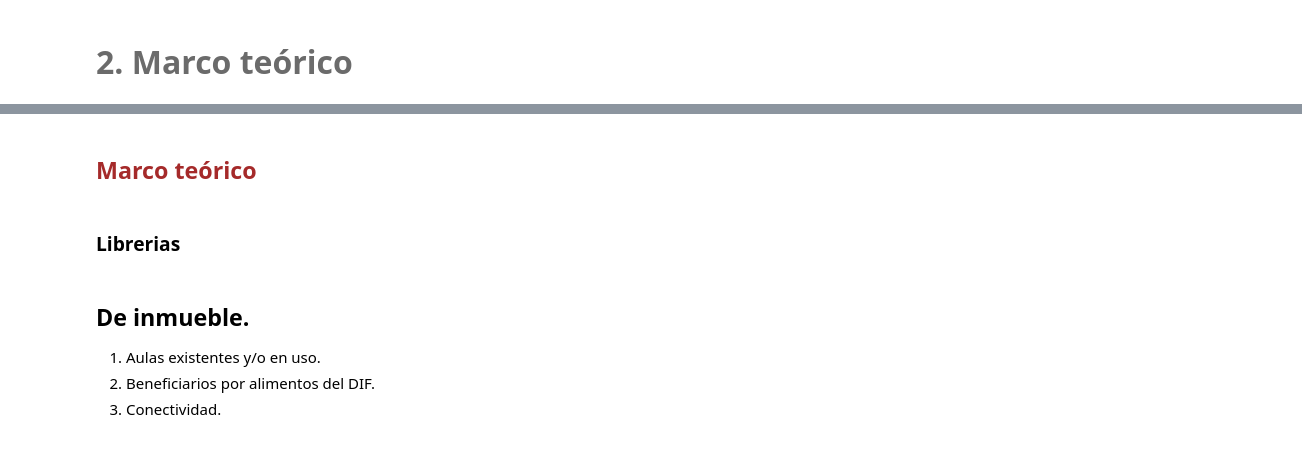
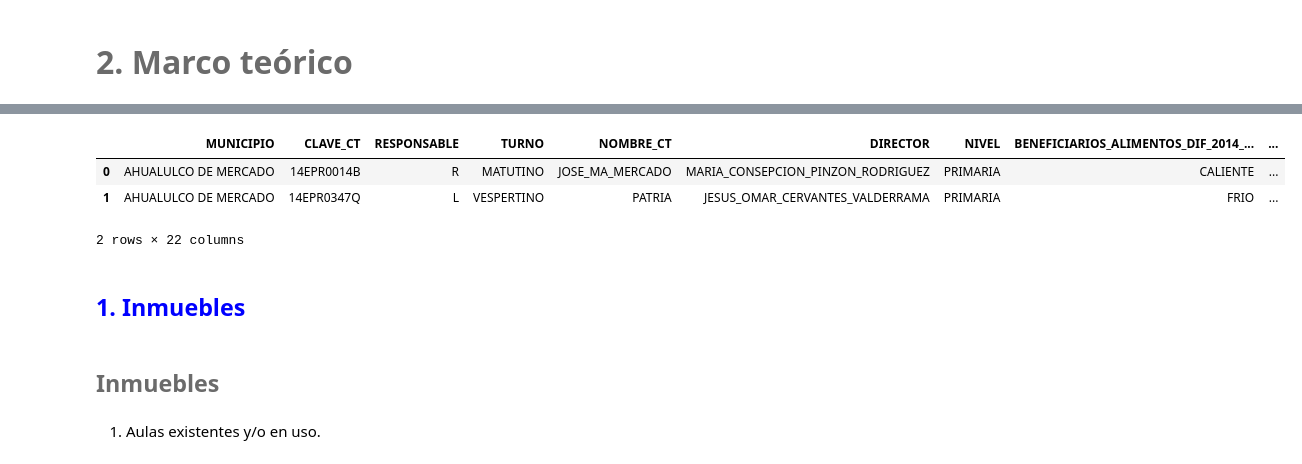
Before and after one commit to if722399/Proyecto-de-aplicaci-n-II-Storytelling-de-la-educaci-n-en-Jalisco, a Jupyter notebook: notebook.ipynb, the cells around one changed output, grey strips where cells are left out. Saved outputs shown, nothing was run; the diff lists cells and outputs as text; code cells hidden in the pictures.

```diff
--- a/notebook.ipynb
+++ b/notebook.ipynb
@@ -19,4 +47,9 @@ Jalisco.
+# %%
+mn.categoric_performers.head(2)
+# %% [output]
+|  | MUNICIPIO | CLAVE_CT | RESPONSABLE | TURNO | NOMBRE_CT | DIRECTOR | NIVEL | BENEFICIARIOS_ALIMENTOS_DIF_2014_... | ... |
+| 0 | AHUALULCO DE MERCADO | 14EPR0014B | R | MATUTINO | JOSE_MA_MERCADO | MARIA_CONSEPCION_PINZON_RODRIGUEZ | PRIMARIA | CALIENTE | ... |
+| 1 | AHUALULCO DE MERCADO | 14EPR0347Q | L | VESPERTINO | PATRIA | JESUS_OMAR_CERVANTES_VALDERRAMA | PRIMARIA | FRIO | ... |
+2 rows × 22 columns
 # %% [markdown]
-## <font color = 'brown'>Marco teórico</font>
+## <font color = "blue"> 1. Inmuebles</font>
-# %% [markdown]
-### Librerias
@@ -27,5 +56,4 @@ import main as mn
+# %% [markdown]
+## <font color= #6B6B6B> Inmuebles </font> <font color= #555555>
 # %% [markdown]
-## De inmueble.
 1. Aulas existentes y/o en uso.
-2. Beneficiarios por alimentos del DIF.
-3. Conectividad.
```
Also changed, not shown: parts of 27 cells of this notebook, 13 other files.
